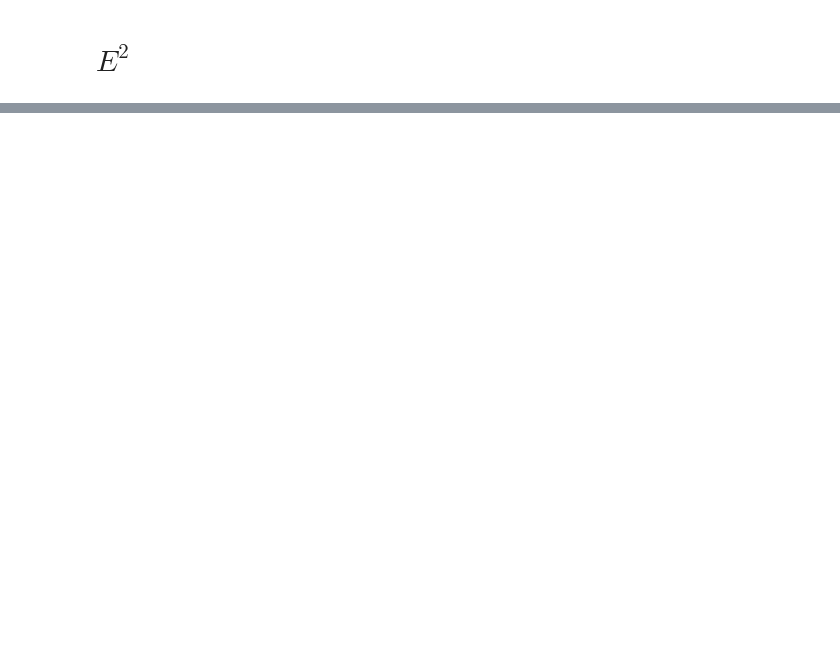
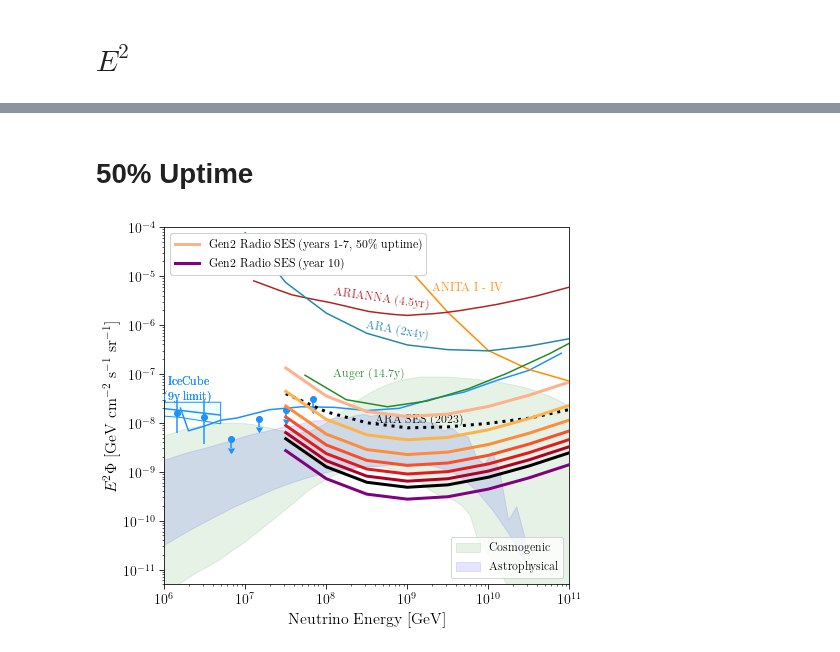
Before and after one commit to toej93/ARA_analysis, a Jupyter notebook: plotting/limits/sensitivities_for_Gen2Radio.ipynb, the cells around one changed output, grey strips where cells are left out. Drawn from its saved outputs; the diff is of its cells as text; code cells hidden in the pictures; blank space fills up the shorter version.

```diff
--- a/plotting/limits/sensitivities_for_Gen2Radio.ipynb
+++ b/plotting/limits/sensitivities_for_Gen2Radio.ipynb
@@ -116,0 +108,41 @@ figure.show(legend_size=15)#, save_name='limits_plot_AmySnowmass.pdf')
+# %% [markdown]
+# 50% Uptime
+# %%
+figure = LimitFigure(e_power=2, xlims=(1e6, 1e11), ylims=(0.5e-11, 1e-4), font_size=16, tick_size=14)
+figure.build_base_plot('ara_Gen2',models = ['ahlers_1', "murase_grb"])
+
+# figure.add_limit('ARA', ara_energies, ara_available+4*ara_yearly,
+#                 stations=2.44, years=1, color='black', linestyle="dotted",
+#                 label='ARA SES (2023)')
+
+figure.add_limit('ARA', ara_energies, ara_available+4*ara_yearly,
+                stations=2.44, years=1, color='black', linestyle="dotted",
+                label='_nolegend_')
+pal4 = ['black','#b10026','#e31a1c','#fc4e2a','#fd8d3c','#feb24c','#feb28c']
+figure.add_limit('Gen2', ara_energies, Gen2Year1,
+                stations=2.44, years=0.5, color=pal4[6], linestyle="-",
+                label='Gen2 Radio SES (years 1-7, 50\% uptime)')#Divide by 2.44 to get the SES
+figure.add_limit('Gen2', ara_energies, Gen2Year2,
+                stations=2.44, years=0.5, color=pal4[5], linestyle="-",
+                label='')
+figure.add_limit('Gen2', ara_energies, Gen2Year3,
+                stations=2.44, years=0.5, color=pal4[4], linestyle="-",
+                label='')
+figure.add_limit('Gen2', ara_energies, Gen2Year4,
+                stations=2.44, years=0.5, color=pal4[3], linestyle="-",
+                label='')
+figure.add_limit('Gen2', ara_energies, Gen2Year5,
+                stations=2.44, years=0.5, color=pal4[2], linestyle="-",
+                label='')
+figure.add_limit('Gen2', ara_energies, Gen2Year6,
+                stations=2.44, years=0.5, color=pal4[1], linestyle="-",
+                label='')
+figure.add_limit('Gen2', ara_energies, Gen2Year7,
+                stations=2.44, years=0.5, color=pal4[0], linestyle="-",
+                label='')
+figure.add_limit('Gen2', ara_energies, Gen2Year10,
+                stations=2.44, years=0.5, color='purple', linestyle="-",
+                label='Gen2 Radio SES (year 10, 50\% uptime), ')
+figure.show(legend_size=12, save_name='limits_plot_ARA_Gen2_E2_50PercentUptime.pdf')
+# %% [output]
+[figure, added]
```
Also changed, not shown: parts of 5 cells of this notebook, 7 other files.
